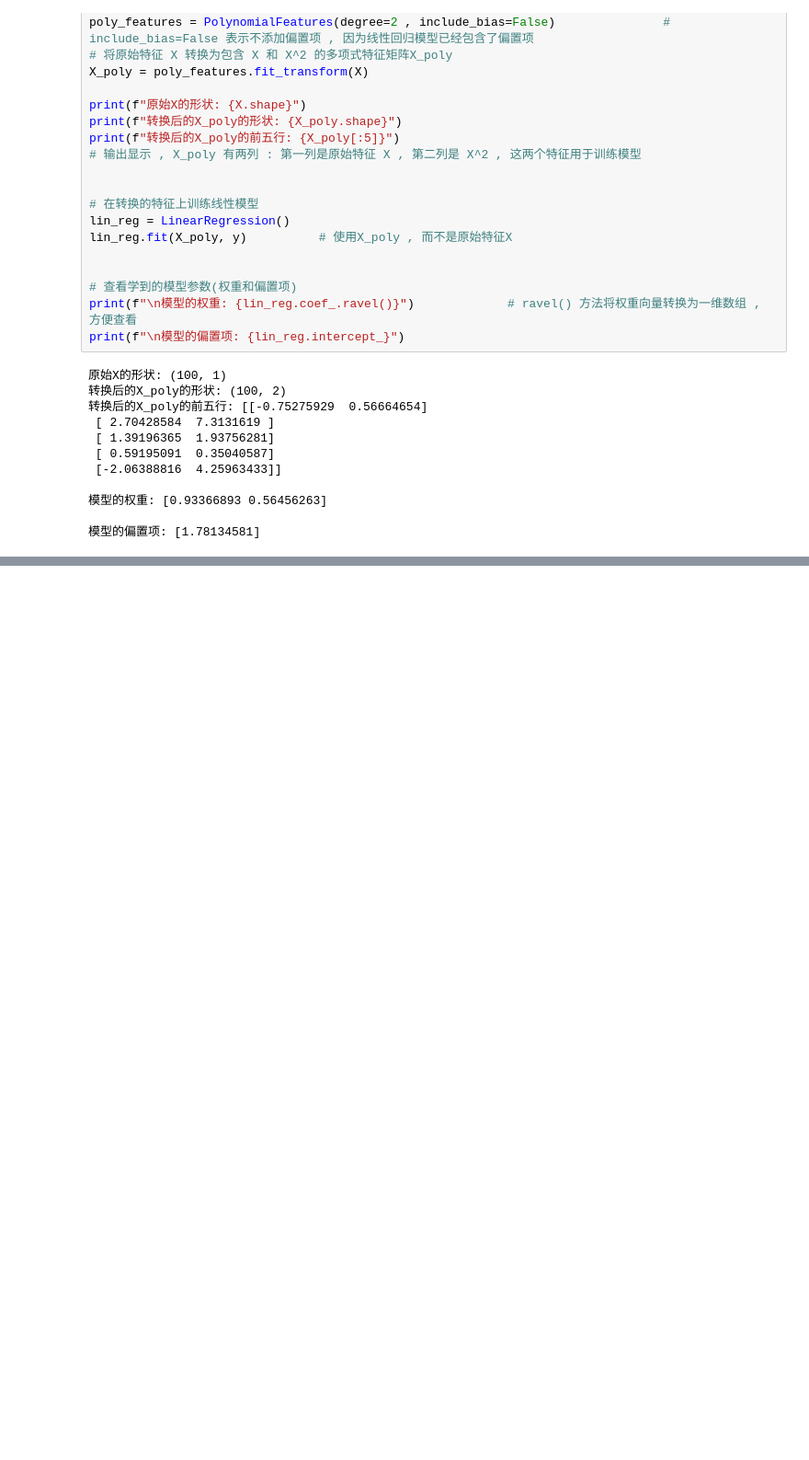
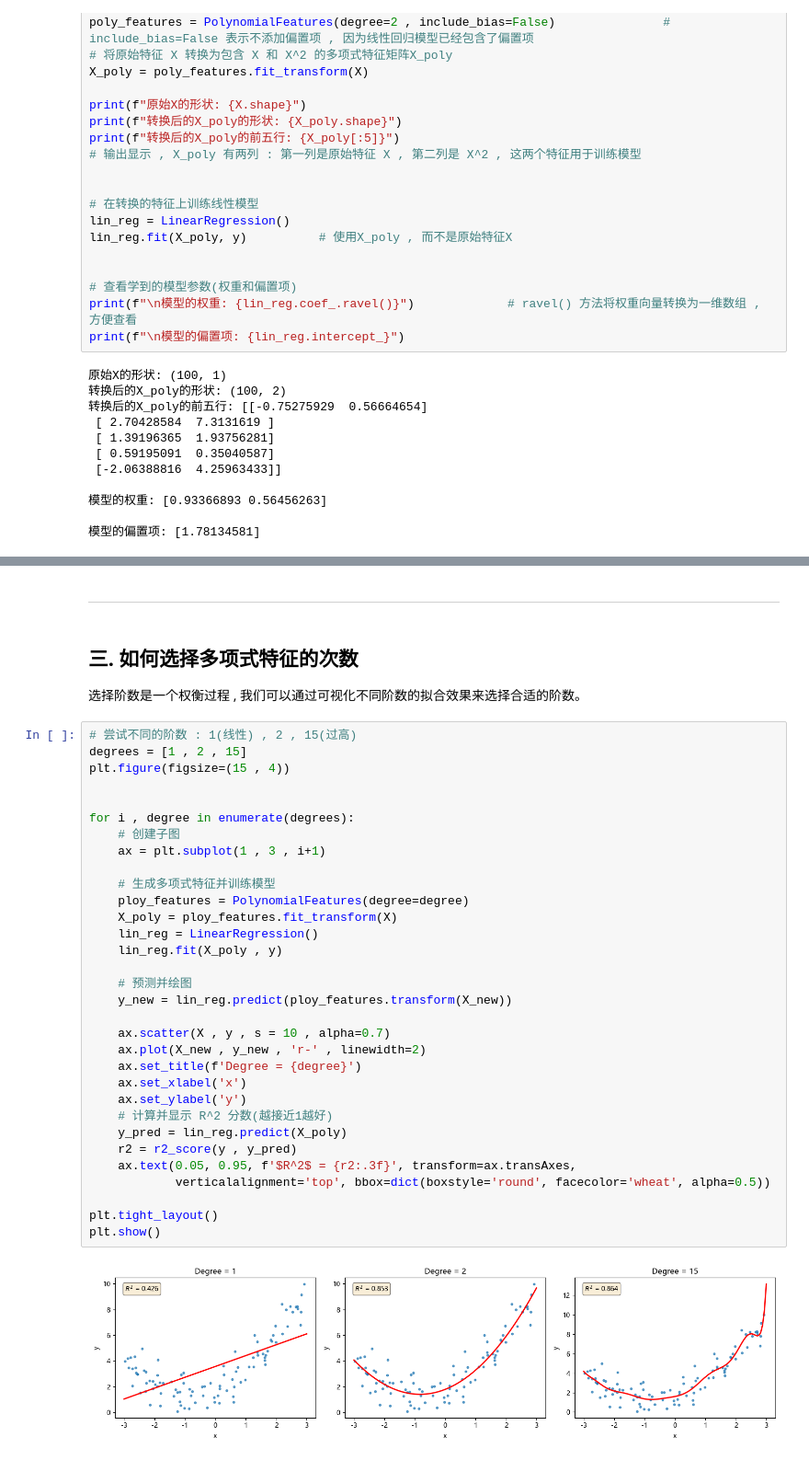
Before and after one commit to jinpeng900/AI-Learning, a Jupyter notebook: 3.机器学习/3.2 监督学习/3.多项式回归.ipynb, the cells around one changed output, grey strips where cells are left out. Shown at 92% size. Drawn from its saved outputs; the diff is of its cells as text; blank space fills up the shorter version.

```diff
--- a/3.机器学习/3.2 监督学习/3.多项式回归.ipynb
+++ b/3.机器学习/3.2 监督学习/3.多项式回归.ipynb
@@ -90,0 +112,39 @@ print(f"\n模型的偏置项: {lin_reg.intercept_}")
+# %% [markdown]
+------
+# %% [markdown]
+## 三. 如何选择多项式特征的次数
+选择阶数是一个权衡过程 , 我们可以通过可视化不同阶数的拟合效果来选择合适的阶数。
+# %%
+# 尝试不同的阶数 : 1(线性) , 2 , 15(过高)
+degrees = [1 , 2 , 15]
+plt.figure(figsize=(15 , 4))
+
+
+for i , degree in enumerate(degrees):
+    # 创建子图
+    ax = plt.subplot(1 , 3 , i+1)
+
+    # 生成多项式特征并训练模型
+    ploy_features = PolynomialFeatures(degree=degree)
+    X_poly = ploy_features.fit_transform(X)
+    lin_reg = LinearRegression()
+    lin_reg.fit(X_poly , y)
+
+    # 预测并绘图
+    y_new = lin_reg.predict(ploy_features.transform(X_new))
+
+    ax.scatter(X , y , s = 10 , alpha=0.7)
+    ax.plot(X_new , y_new , 'r-' , linewidth=2)
+    ax.set_title(f'Degree = {degree}')
+    ax.set_xlabel('x')
+    ax.set_ylabel('y')
+    # 计算并显示 R^2 分数(越接近1越好)
+    y_pred = lin_reg.predict(X_poly)
+    r2 = r2_score(y , y_pred)
+    ax.text(0.05, 0.95, f'$R^2$ = {r2:.3f}', transform=ax.transAxes,
+            verticalalignment='top', bbox=dict(boxstyle='round', facecolor='wheat', alpha=0.5))
+
+plt.tight_layout()
+plt.show()
+# %% [output]
+[figure, added]
```
Also changed, not shown: parts of 3 cells of this notebook, 1 other file.
